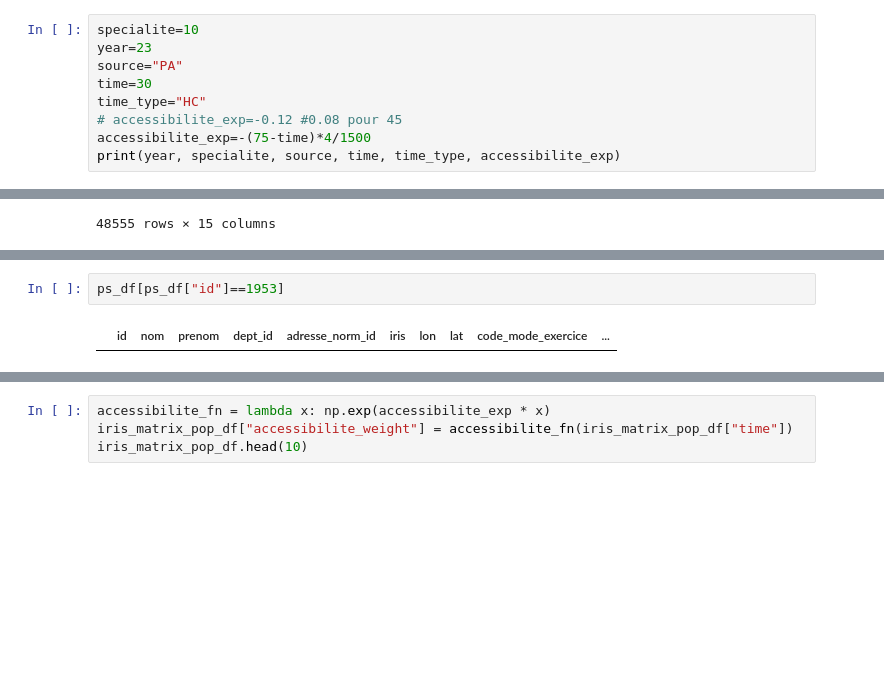
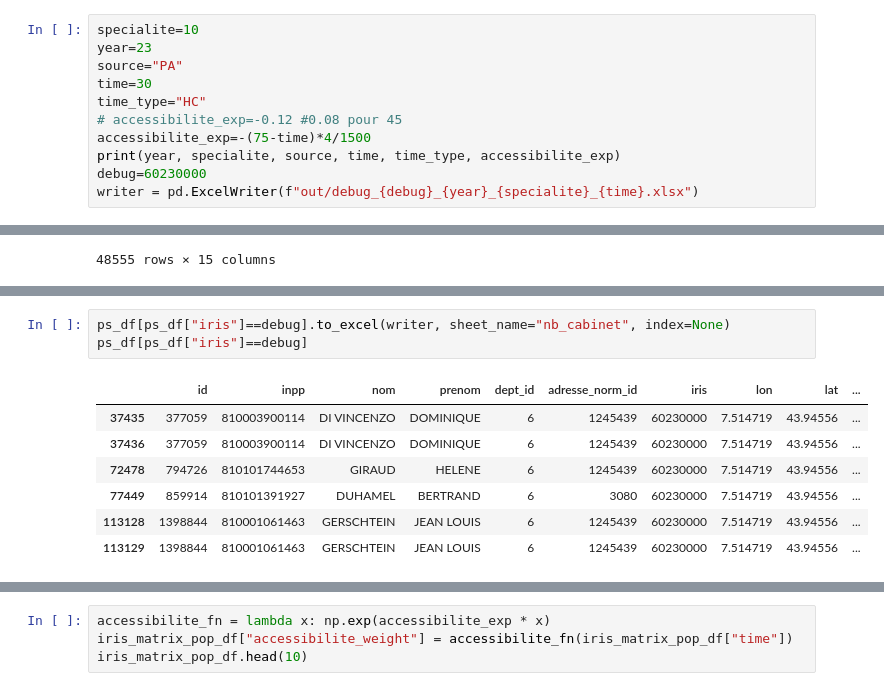
Before and after one commit to cyrilvincent/skema, a Jupyter notebook: apl/apl_france.ipynb, the cells around one changed output, grey strips where cells are left out. Cells and saved outputs as stored; diff of their text form; blank space fills up the shorter version.

Commit message:
Export XLSX

```diff
--- a/apl/apl_france.ipynb
+++ b/apl/apl_france.ipynb
@@ -95,4 +95,6 @@ time_type="HC"
 # accessibilite_exp=-0.12 #0.08 pour 45
 accessibilite_exp=-(75-time)*4/1500
 print(year, specialite, source, time, time_type, accessibilite_exp)
+debug=60230000
+writer = pd.ExcelWriter(f"out/debug_{debug}_{year}_{specialite}_{time}.xlsx")
 # %% [output]
@@ -184,8 +231,15 @@ nb_cabinet
 Name: proportion, dtype: float64
 # %%
-ps_df[ps_df["id"]==1953]
+ps_df[ps_df["iris"]==debug].to_excel(writer, sheet_name="nb_cabinet", index=None)
+ps_df[ps_df["iris"]==debug]
 # %% [output]
-|  | id | nom | prenom | dept_id | adresse_norm_id | iris | lon | lat | code_mode_exercice | ... |
+|  | id | inpp | nom | prenom | dept_id | adresse_norm_id | iris | lon | lat | ... |
+| 37435 | 377059 | 810003900114 | DI VINCENZO | DOMINIQUE | 6 | 1245439 | 60230000 | 7.514719 | 43.94556 | ... |
+| 37436 | 377059 | 810003900114 | DI VINCENZO | DOMINIQUE | 6 | 1245439 | 60230000 | 7.514719 | 43.94556 | ... |
+| 72478 | 794726 | 810101744653 | GIRAUD | HELENE | 6 | 1245439 | 60230000 | 7.514719 | 43.94556 | ... |
+| 77449 | 859914 | 810101391927 | DUHAMEL | BERTRAND | 6 | 3080 | 60230000 | 7.514719 | 43.94556 | ... |
+| 113128 | 1398844 | 810001061463 | GERSCHTEIN | JEAN LOUIS | 6 | 1245439 | 60230000 | 7.514719 | 43.94556 | ... |
+| 113129 | 1398844 | 810001061463 | GERSCHTEIN | JEAN LOUIS | 6 | 1245439 | 60230000 | 7.514719 | 43.94556 | ... |
 # %%
 ps_df = ps_df[ps_df["code_mode_exercice"]=="L"]
 ps_df["weight"] = 1 / ps_df["nb_cabinet"]
```
Also changed, not shown: parts of 39 cells of this notebook, 2 other files.
